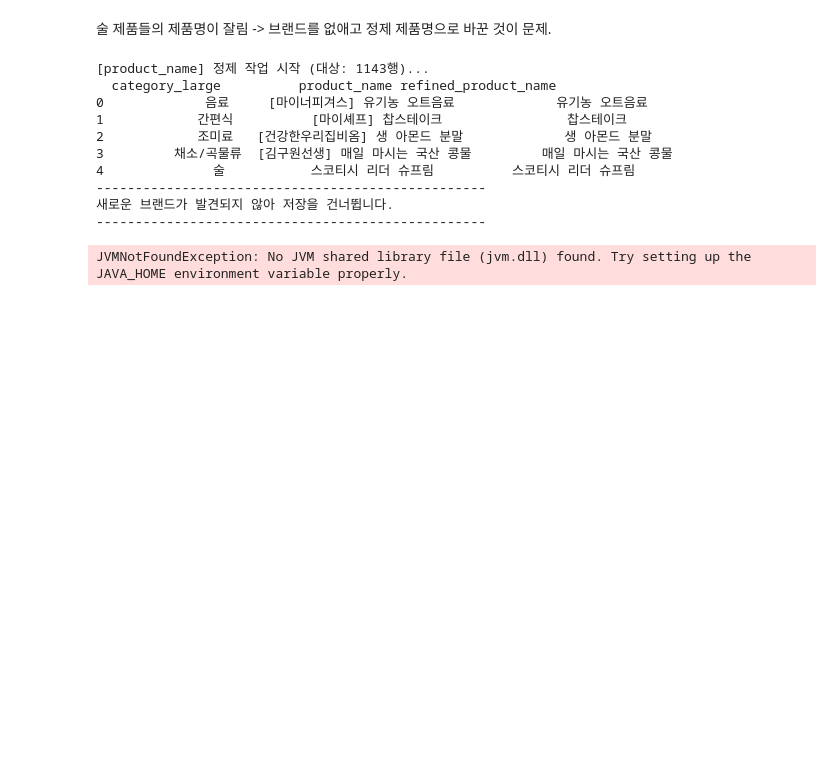
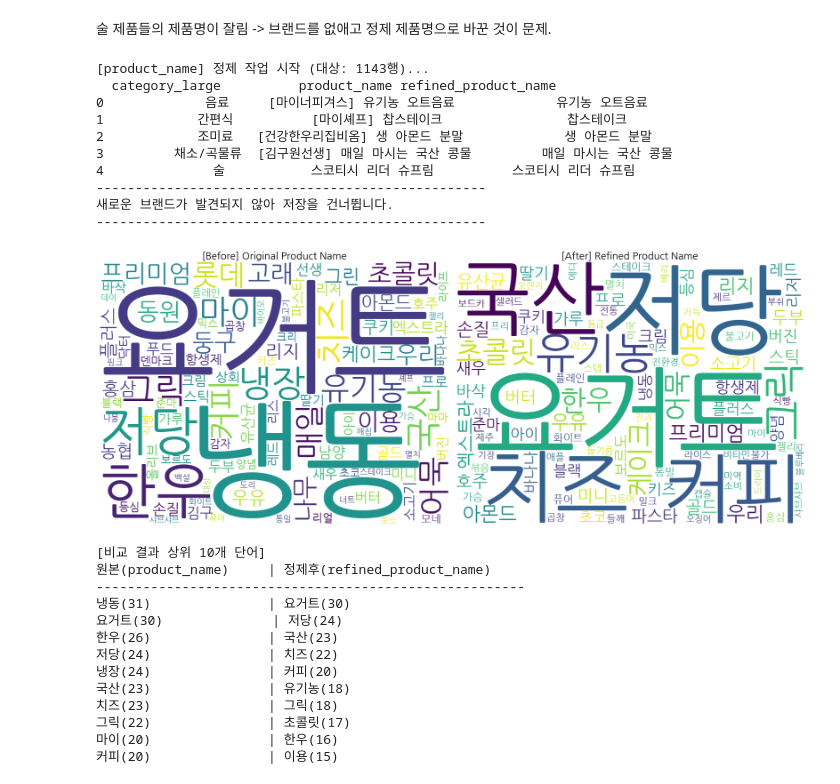
Before and after one commit to RE-FRIDGE-Team/REF_Classification_For_Ingredient_Recognition, a Jupyter notebook: ML_dataset_smapled/grocery_classification_dataset/REF_Grocery_Analysis.ipynb, the cells around one changed output. Drawn from its saved outputs; the diff is of its cells as text; code cells hidden in the pictures; blank space fills up the shorter version.

Commit message:
REF-006: koNLPy, Counter 를 사용한 wordcloud 시각화

```diff
--- a/ML_dataset_smapled/grocery_classification_dataset/REF_Grocery_Analysis.ipynb
+++ b/ML_dataset_smapled/grocery_classification_dataset/REF_Grocery_Analysis.ipynb
@@ -84,7 +105,12 @@ brand_name: 제품의 브랜드 명
 # %% [markdown]
 ## 데이터 전처리
 # %%
-grocery_df = pd.read_csv('C:/Users/LG/OneDrive/Desktop/REF_Classification_For_Ingredient_Recognition/ML_dataset_smapled/refined_grocery_dataset_sampled/ML_grocery_data_sampled.csv')
+# 도커 환경에 맞는 데이터 불러오기
+# 도커 내부의 절대 경로를 직접 지정
+grocery_df = pd.read_csv(file_path, encoding='utf-8')
+
+# 윈도우 환경
+# grocery_df = pd.read_csv(r'C:\Users\LG\OneDrive\Desktop\REF_Classification_For_Ingredient_Recognition\ML_dataset_smapled\refined_grocery_dataset_sampled\ML_grocery_data_sampled.csv')
 
 print("Grocery data shape:", grocery_df.shape)
 
@@ -316,8 +342,7 @@ ref_cleaner.save_updated_dictionary(TARGET_DIR)
 okt = Okt()
 
 # 식재료와 상관없는 빈출 불용어 리스트
-stop_words = ['기획', '특가', '증정', '박스', '세트', '국내산', '내외', '중량', '입', '행사', '무료', '배송', '[26년 설]',
-             ]
+stop_words = ['기획', '특가', '증정', '박스', '세트', '국내산', '내외', '중량', '입', '행사', '무료', '배송', '[26년 설]']
 
 # 문장에서 명사만 추출하고 불용어를 제거하는 함수
 def get_nouns_fast(text):
@@ -329,47 +354,61 @@ def get_nouns_fast(text):
 
 # 원본 제품명에서 명사 추출
 grocery_df['nouns_original'] = grocery_df['product_name'].apply(get_nouns_fast)
+
 # 정제된 제품명에서 명사 추출
-grocery_df['nouns_cleaned'] = grocery_df['cleaned_product_name'].apply(get_nouns_fast)
+grocery_df['nouns_refined'] = grocery_df['refined_product_name'].apply(get_nouns_fast)
 
 # 리스트를 풀어서 전체 빈도 계산
-all_nouns_product_name = [word for nouns in df['nouns_original'] for word in nouns]
-all_nouns_cleaned_product_name = [word for nouns in df['nouns_cleaned'] for word in nouns]
+all_nouns_product_name = [word for nouns in grocery_df['nouns_original'] for word in nouns]
+all_nouns_refined_product_name = [word for nouns in grocery_df['nouns_refined'] for word in nouns]
 
 counts_product_name = Counter(all_nouns_product_name)
-counts_cleaned_product_name = Counter(all_nouns_cleaned_product_name)
+counts_refined_product_name = Counter(all_nouns_refined_product_name)
 
-# 워드 클라우드 생성
+# 워드 클라우드 생성 함수
 def draw_wordcloud(word_counts, title, ax):
     wc = WordCloud(
         font_path=font_path,
         background_color='white',
         width=800,
         height=600,
         max_words=100
     ).generate_from_frequencies(word_counts)
 
     ax.imshow(wc, interpolation='bilinear')
     ax.set_title(title, fontsize=20)
     ax.axis('off')
 
-# 4. 결과 출력
+# 시각화
 fig, axes = plt.subplots(1, 2, figsize=(20, 10))
 
 # 왼쪽: 원본 데이터 워드클라우드
 draw_wordcloud(counts_product_name, "[Before] Original Product Name", axes[0])
 
-# 오른쪽: 브랜드 제거 후 워드클라우드
-draw_wordcloud(counts_cleaned_product_name, "[After] Cleaned Product Name", axes[1])
+# 오른쪽: 정제 후(refined) 워드클라우드 [명칭 변경]
+draw_wordcloud(counts_refined_product_name, "[After] Refined Product Name", axes[1])
 
 plt.tight_layout()
 plt.show()
 
-# 5. 상위 단어 수치 비교 출력
+# 상위 단어 수치 비교 출력
 print("\n[비교 결과 상위 10개 단어]")
-print(f"{'원본(product_name)':<15} | {'정제후(cleaned_product_name)':<15}")
-print("-" * 40)
-for (w1, c1), (w2, c2) in zip(counts_product_name.most_common(10), counts_cleaned_product_name.most_common(10)):
-    print(f"{w1}({c1}):<15 | {w2}({c2}):<15")
+print(f"{'원본(product_name)':<20} | {'정제후(refined_product_name)':<20}")
+print("-" * 55)
+for (w1, c1), (w2, c2) in zip(counts_product_name.most_common(10), counts_refined_product_name.most_common(10)):
+    print(f"{w1}({c1}):<20".split(':')[0].ljust(20) + " | " + f"{w2}({c2})")
 # %% [output]
+[figure, added]
-JVMNotFoundException: No JVM shared library file (jvm.dll) found. Try setting up the JAVA_HOME environment variable properly.
+[비교 결과 상위 10개 단어]
+원본(product_name)     | 정제후(refined_product_name)
+-------------------------------------------------------
+냉동(31)               | 요거트(30)
+요거트(30)              | 저당(24)
+한우(26)               | 국산(23)
+저당(24)               | 치즈(22)
+냉장(24)               | 커피(20)
+국산(23)               | 유기농(18)
+치즈(23)               | 그릭(18)
+그릭(22)               | 초콜릿(17)
+마이(20)               | 한우(16)
+커피(20)               | 이용(15)
```
Also changed, not shown: parts of 6 cells of this notebook, 45 other files.
